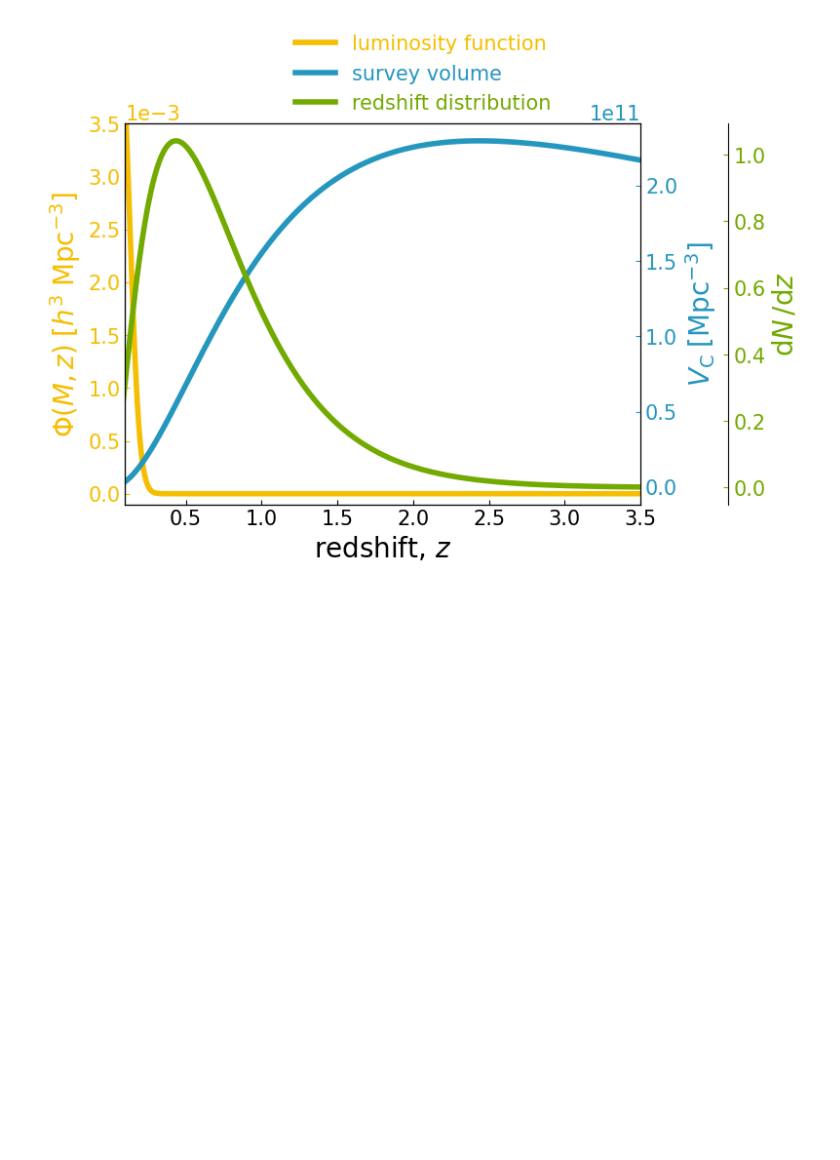
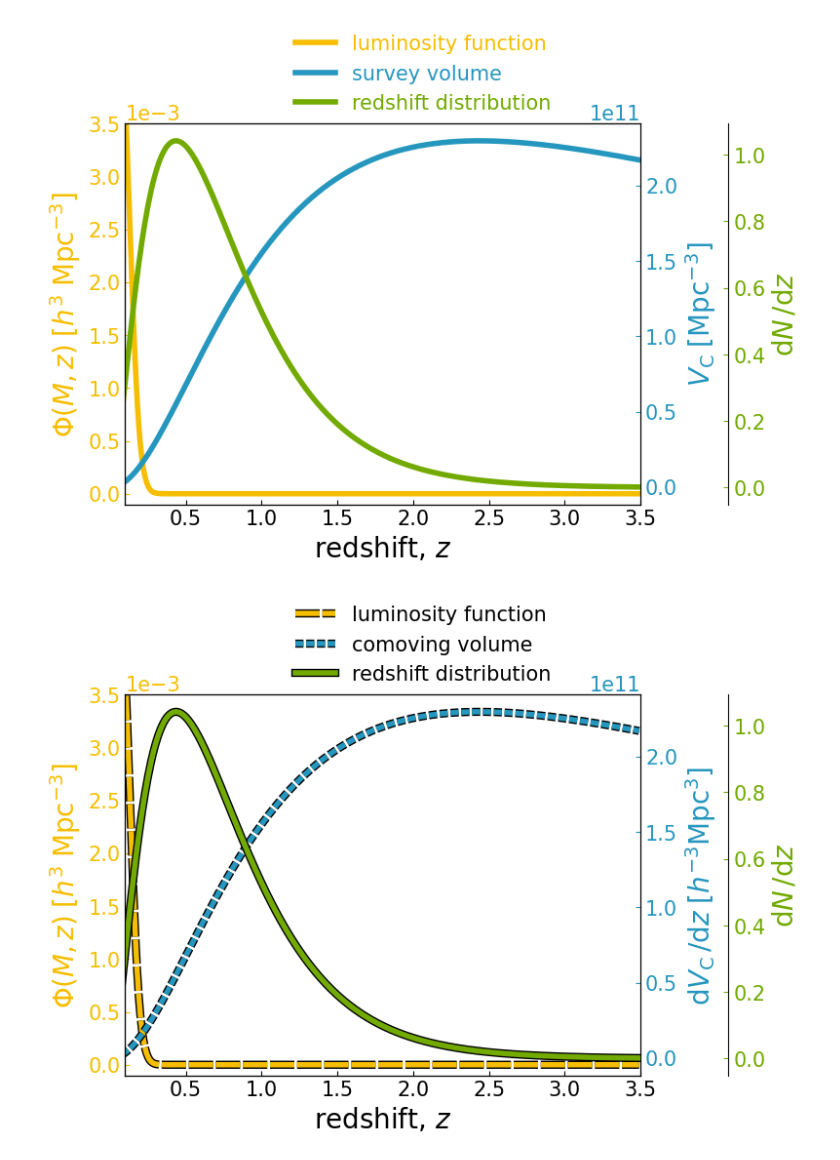
Before and after one commit to nikosarcevic/JMAS, a Jupyter notebook: Convolution Method.ipynb, the cells around one changed output. Drawn from its saved outputs; the diff is of its cells as text; code cells hidden in the pictures; blank space fills up the shorter version.

```diff
--- a/Convolution Method.ipynb
+++ b/Convolution Method.ipynb
@@ -79,3 +80,76 @@ plt.savefig(path + f"convolution_method.pdf", bbox_inches="tight", dpi=dpi["pdf"
 plt.savefig(path + f"convolution_method.png", bbox_inches="tight", dpi=dpi["png"], transparent=False)
 # %% [output]
 [figure]
+# %%
+# Set global plot parameters
+plt.rcParams["lines.linewidth"] = 4
+plt.rc("xtick", labelsize=15)
+plt.rc("ytick", labelsize=15)
+
+# Create a figure and a set of subplots (in this case, only one)
+fig, ax1 = plt.subplots(figsize=(8, 5))
+fig.patch.set_facecolor('white')
+
+# Create two additional axes that share the x-axis with ax1
+ax2 = ax1.twinx()
+ax3 = ax1.twinx()
+
+# Define colors
+cyberyellow = "#F6BE00"
+teal = "#2596be"
+green = "#72aa00"
+outline_color = 'black'  # Color for the outline
+outline_width = 6        # Width for the outline
+
+# Path effect to create an outline
+outline_effect = [pe.Stroke(linewidth=outline_width, foreground=outline_color), pe.Normal()]
+
+# Custom dash patterns (dash length, gap length)
+dash_pattern = [4.5, .5]  # Increase dash size (10 is the length of the dash, 5 is the gap)
+dot_pattern = [1.5, .5]    # Larger dot (2 is the length of the "dot", 6 is the gap)
+
+# Plot with outlined lines and custom dash patterns
+line1, = ax1.plot(redshift_range, luminosity_at_redshift, c=cyberyellow, ls="--", label="luminosity function",
+                  path_effects=outline_effect, dashes=dash_pattern)  # Custom dash pattern
+ax1.set_xlabel("redshift, $z$", fontsize=20)
+ax1.set_ylabel("$\Phi (M, z) \; [h^3 \; \\rm{Mpc^{-3}}]$", color=cyberyellow, fontsize=20)
+ax1.tick_params("y", colors=cyberyellow)
+ax1.set_xlim(0.1, 3.5)
+ax1.set_ylim(-0.0001, 0.0035)
+ax1.ticklabel_format(style='sci', axis='y', scilimits=(0, 0))
+
+# Plot the second line (comoving volume) with an outline and custom dot pattern
+line2, = ax2.plot(redshift_range, comoving_volume, c=teal, ls=":", label="comoving volume",
+                  path_effects=outline_effect, dashes=dot_pattern)  # Custom dot pattern
+ax2.set_ylabel("${\mathrm{d} V_{\mathrm{C}}} \\// {\mathrm{d} z} \; [h^{-3} \mathrm{Mpc^{3}}]$", color=teal, fontsize=20)
+ax2.tick_params("y", colors=teal)
+
+# Plot the third line (redshift distribution) with an outline (solid line, no dashes)
+ax3.spines['right'].set_position(('outward', 65))
+line3, = ax3.plot(redshift_range, redshift_distribution, c=green, label="redshift distribution",
+                  path_effects=outline_effect)  # No dashes, solid line
+
+dndz_label = "$\\mathrm{d}N \\// \\mathrm{d}z$"
+ax3.set_ylabel(dndz_label, color=green, fontsize=20)
+ax3.tick_params("y", colors=green, direction="in")
+
+# Define axes, colors, and labels for later use
+axs = [ax1, ax2, ax3]
+labels = ["luminosity function", "comoving volume", "redshift distribution"]
+
+# Set common parameters for all axes
+for ax in axs:
+    ax.tick_params(direction='in', axis='both', which='both', labelsize=15)
+
+# Create the legend, using the same lines as in the plot (which now have outlines)
+legend = fig.legend([line1, line2, line3], labels, frameon=False, fontsize=15, loc='upper center', bbox_to_anchor=(0.5, 1.15))
+
+# Automatically adjust the subplot parameters to give specified padding
+plt.tight_layout()
+
+# Save the figure
+path = "plots_output/redshift_distributions/"
+plt.savefig(path + f"convolution_method_outlined.pdf", bbox_inches="tight", dpi=300)
+plt.savefig(path + f"convolution_method_outlined.png", bbox_inches="tight", dpi=300, transparent=False)
+# %% [output]
+[figure, added]
```
Also changed, not shown: parts of 1 cell of this notebook, 45 other files.
